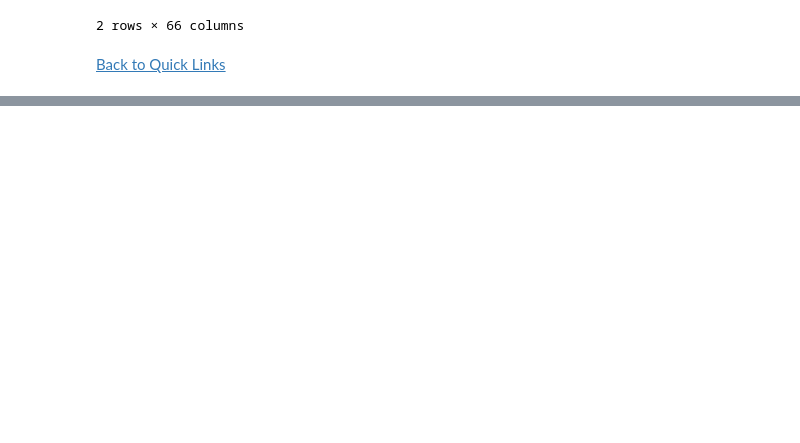
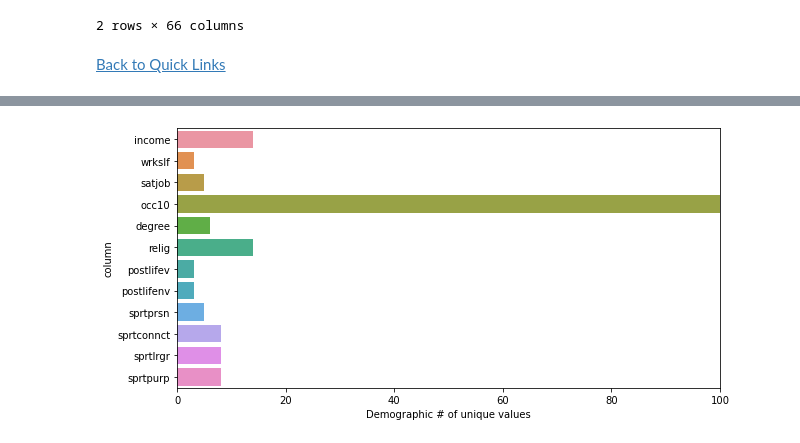
Before and after one commit to jeneyring/GSS_survey, a Jupyter notebook: Zodiac_Prediction_Model_Final_Report.ipynb, the cells around one changed output, grey strips where cells are left out. Drawn from its saved outputs; the diff is of its cells as text; code cells hidden in the pictures; blank space fills up the shorter version.

```diff
--- a/Zodiac_Prediction_Model_Final_Report.ipynb
+++ b/Zodiac_Prediction_Model_Final_Report.ipynb
@@ -90,0 +125,4 @@ df.head(2)
+# %%
+viz.dist_data2(train)
+# %% [output]
+[figure, added]
```
Also changed, not shown: parts of 59 cells of this notebook, 3 other files.
